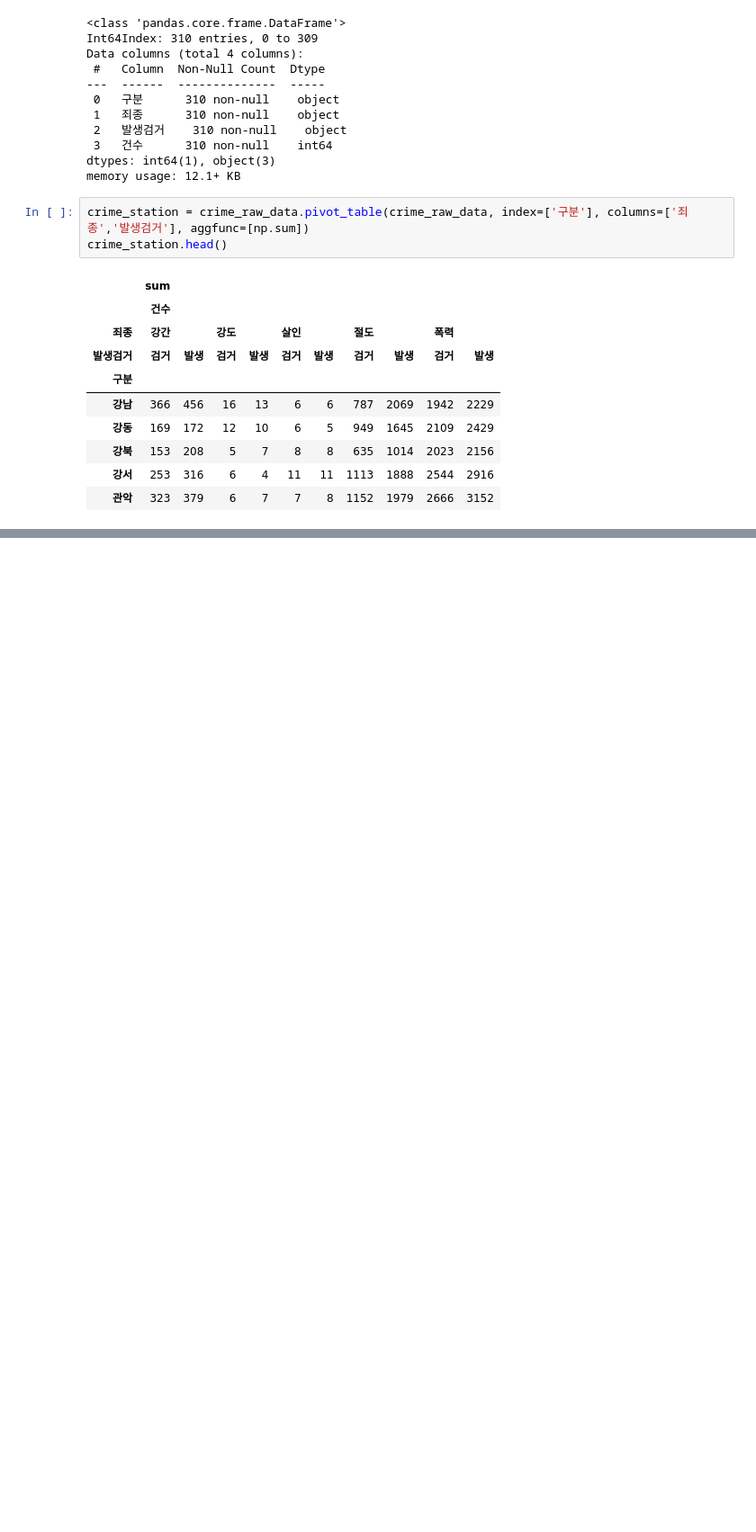
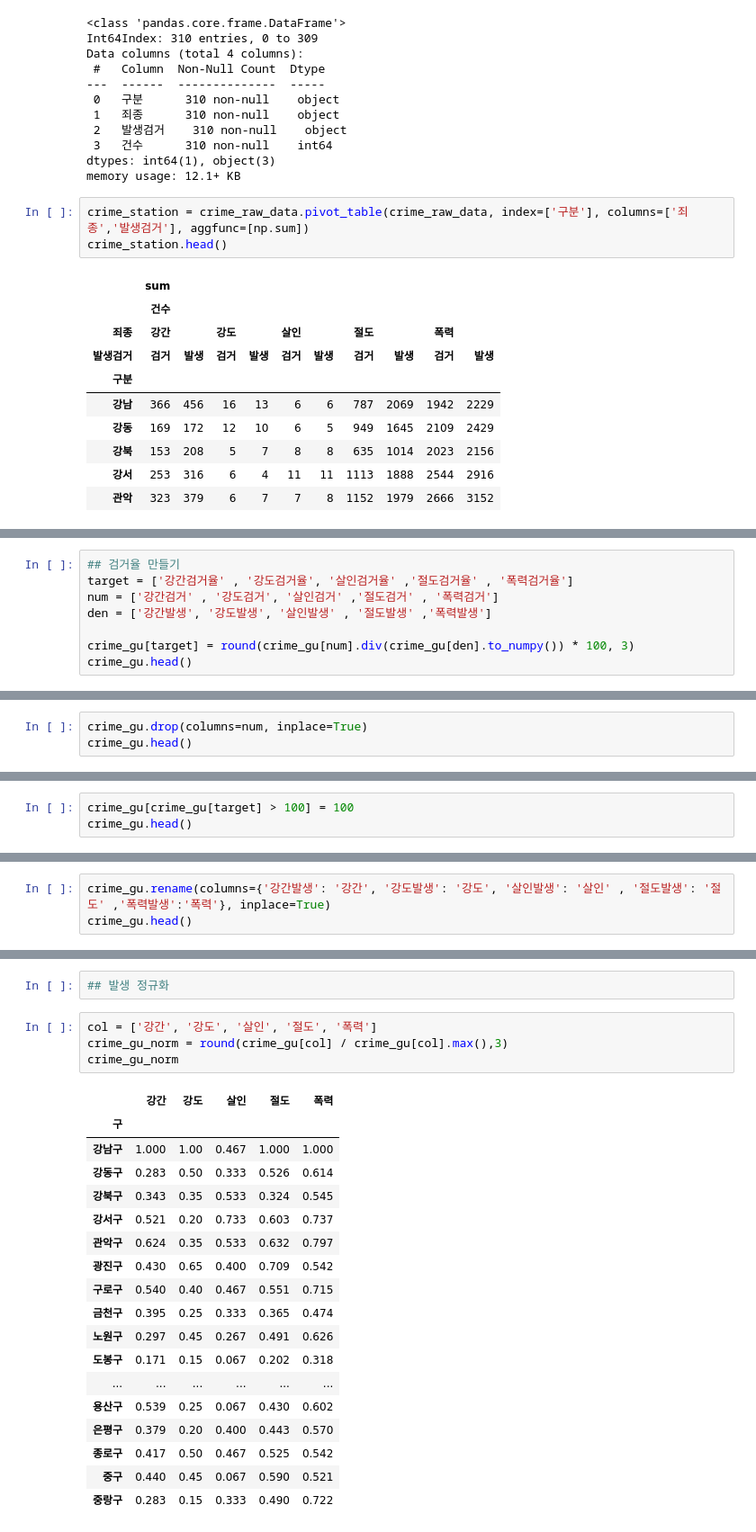
Before and after one commit to dockyum/TIL-data-science, a Jupyter notebook: FC16-class/data_visualization.ipynb, the cells around one changed output, grey strips where cells are left out. Shown at 90% size. Cells and saved outputs as stored; diff of their text form; blank space fills up the shorter version.

```diff
--- a/FC16-class/data_visualization.ipynb
+++ b/FC16-class/data_visualization.ipynb
@@ -652,0 +742,8 @@ crime_station.head()
+# %%
+## 검거율 만들기
+target = ['강간검거율' , '강도검거율', '살인검거율' ,'절도검거율' , '폭력검거율']
+num = ['강간검거' , '강도검거', '살인검거' ,'절도검거' , '폭력검거']
+den = ['강간발생', '강도발생', '살인발생' , '절도발생' ,'폭력발생']
+
+crime_gu[target] = round(crime_gu[num].div(crime_gu[den].to_numpy()) * 100, 3)
+crime_gu.head()
@@ -652,0 +760,3 @@ crime_station.head()
+# %%
+crime_gu.drop(columns=num, inplace=True)
+crime_gu.head()
@@ -652,0 +773,3 @@ crime_station.head()
+# %%
+crime_gu[crime_gu[target] > 100] = 100
+crime_gu.head()
@@ -652,0 +786,3 @@ crime_station.head()
+# %%
+crime_gu.rename(columns={'강간발생': '강간', '강도발생': '강도', '살인발생': '살인' , '절도발생': '절도' ,'폭력발생':'폭력'}, inplace=True)
+crime_gu.head()
@@ -652,0 +797,25 @@ crime_station.head()
+# %%
+## 발생 정규화
+# %%
+col = ['강간', '강도', '살인', '절도', '폭력']
+crime_gu_norm = round(crime_gu[col] / crime_gu[col].max(),3)
+crime_gu_norm
+# %% [output]
+|  | 강간 | 강도 | 살인 | 절도 | 폭력 |
+| 구 |  |  |  |  |  |
+| 강남구 | 1.000 | 1.00 | 0.467 | 1.000 | 1.000 |
+| 강동구 | 0.283 | 0.50 | 0.333 | 0.526 | 0.614 |
+| 강북구 | 0.343 | 0.35 | 0.533 | 0.324 | 0.545 |
+| 강서구 | 0.521 | 0.20 | 0.733 | 0.603 | 0.737 |
+| 관악구 | 0.624 | 0.35 | 0.533 | 0.632 | 0.797 |
+| 광진구 | 0.430 | 0.65 | 0.400 | 0.709 | 0.542 |
+| 구로구 | 0.540 | 0.40 | 0.467 | 0.551 | 0.715 |
+| 금천구 | 0.395 | 0.25 | 0.333 | 0.365 | 0.474 |
+| 노원구 | 0.297 | 0.45 | 0.267 | 0.491 | 0.626 |
+| 도봉구 | 0.171 | 0.15 | 0.067 | 0.202 | 0.318 |
+| ... | ... | ... | ... | ... | ... |
+| 용산구 | 0.539 | 0.25 | 0.067 | 0.430 | 0.602 |
+| 은평구 | 0.379 | 0.20 | 0.400 | 0.443 | 0.570 |
+| 종로구 | 0.417 | 0.50 | 0.467 | 0.525 | 0.542 |
+| 중구 | 0.440 | 0.45 | 0.067 | 0.590 | 0.521 |
+| 중랑구 | 0.283 | 0.15 | 0.333 | 0.490 | 0.722 |
```
Also changed, not shown: parts of 48 cells of this notebook.
